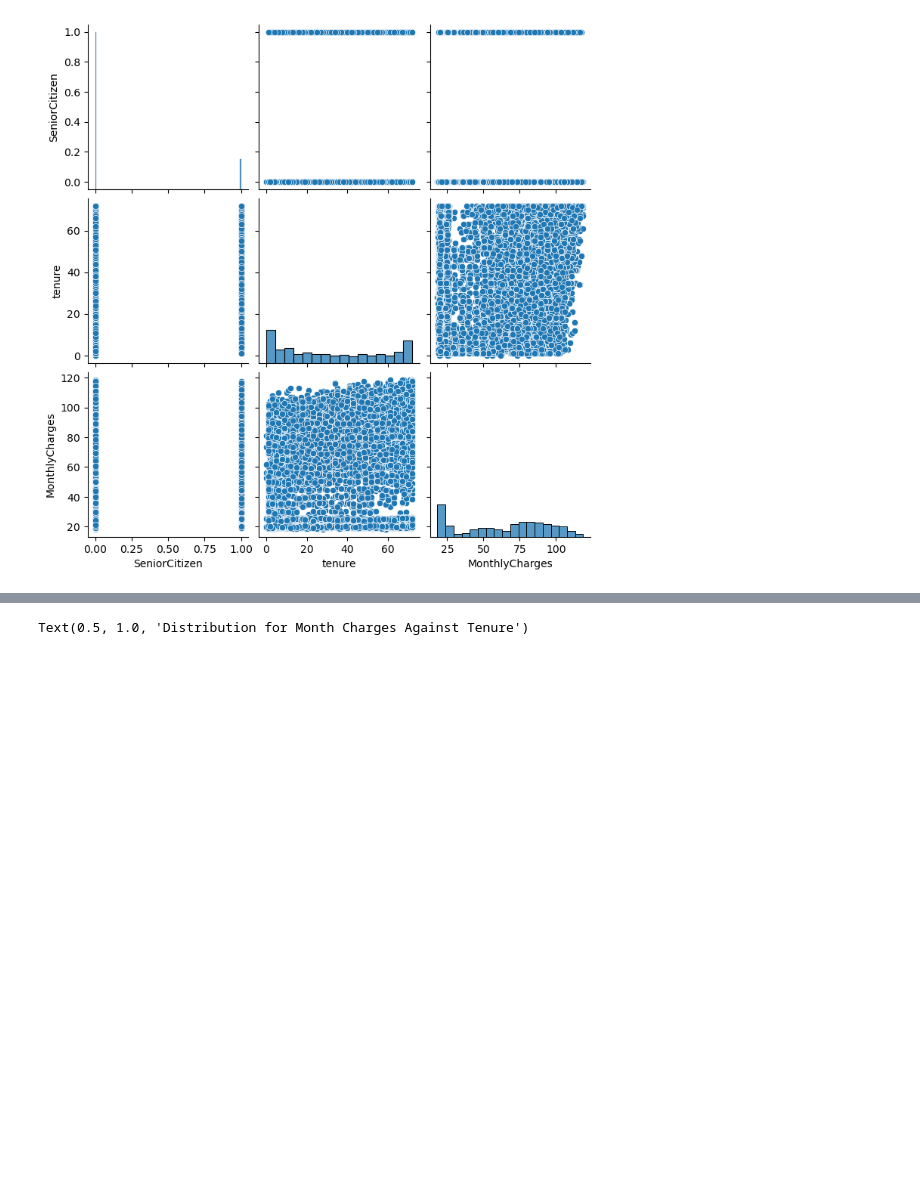
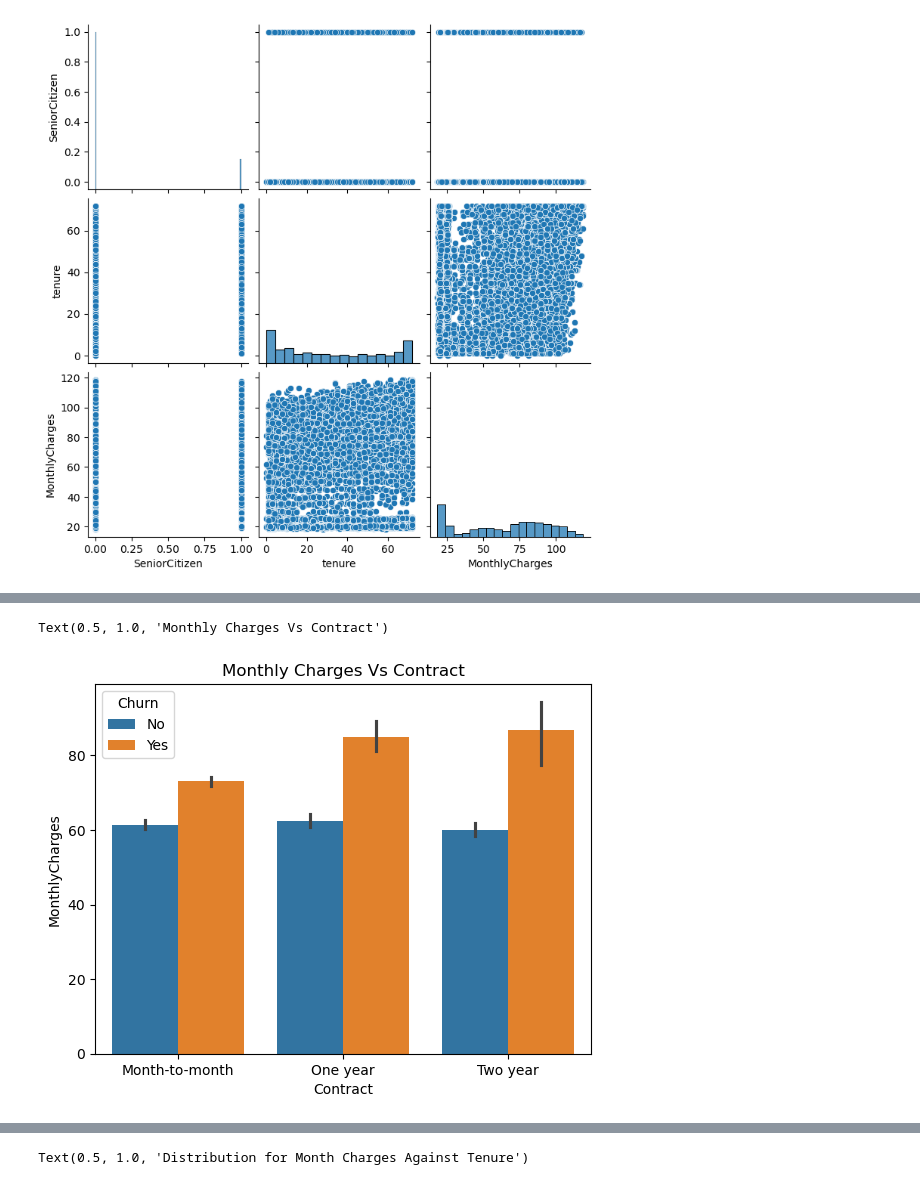
Before and after one commit to AyatiOgo/CUSTOMER_CHURN_PREDICTION_MACHINE_LEARNING_PROJECT, a Jupyter notebook: EX_A/churn_model.ipynb, the cells around one changed output, grey strips where cells are left out. Cells and saved outputs as stored; diff of their text form; code cells hidden in the pictures; blank space fills up the shorter version.

```diff
--- a/EX_A/churn_model.ipynb
+++ b/EX_A/churn_model.ipynb
@@ -111,0 +113,6 @@ sns.barplot(data=df, x=df['Contract'], y = df['tenure'], hue=df['Churn'])
+# %%
+sns.barplot(data=df, x=df['Contract'], y = df['MonthlyCharges'], hue=df['Churn'])
+plt.title('Monthly Charges Vs Contract')
+# %% [output]
+Text(0.5, 1.0, 'Monthly Charges Vs Contract')
+[figure, added]
```
Also changed, not shown: parts of 2 cells of this notebook.
